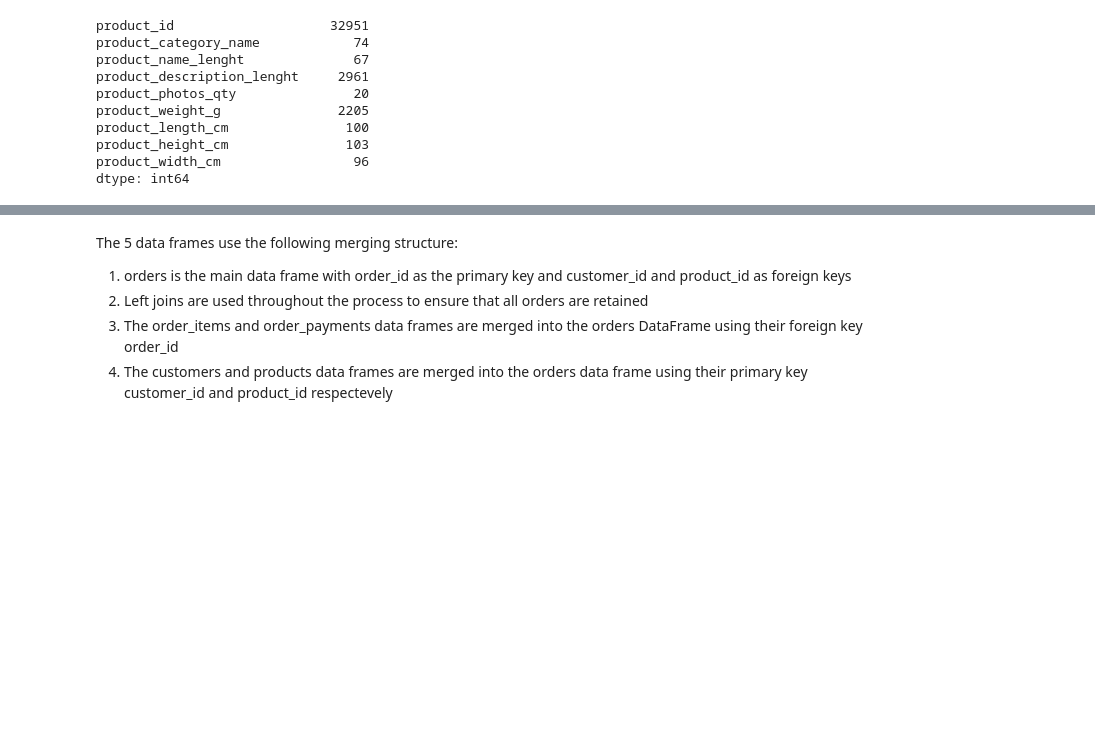
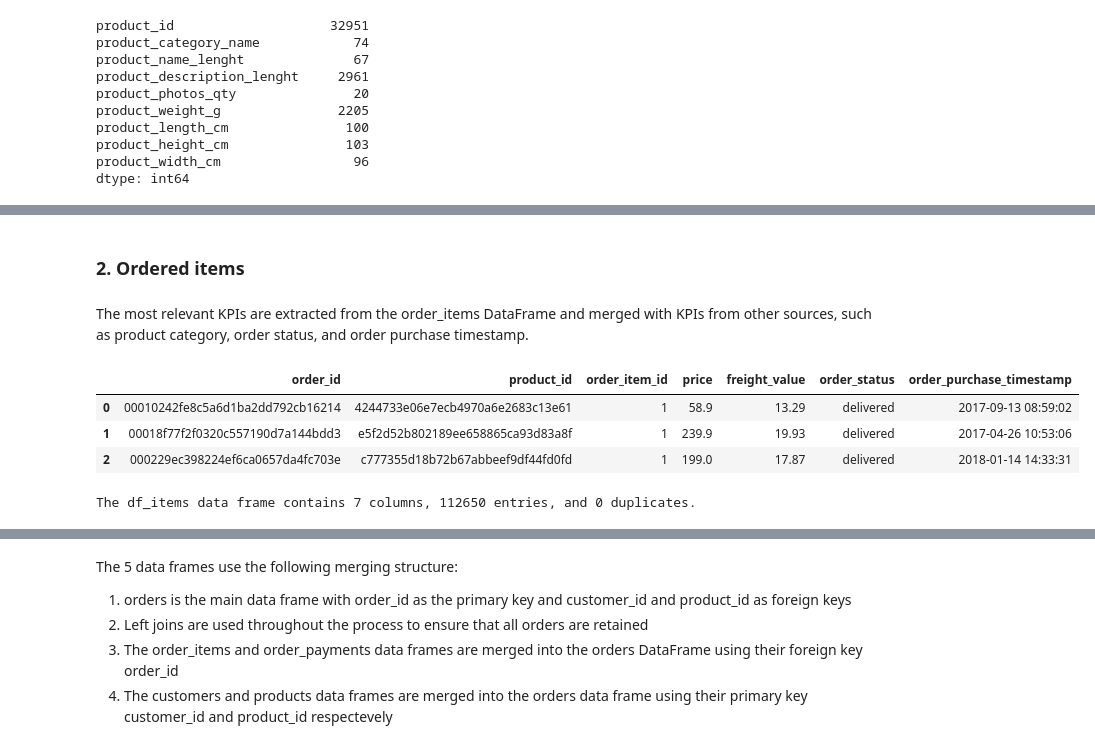
Before and after one commit to alfalfal/business_performance_analysis, a Jupyter notebook: EDA-and-modeling.ipynb, the cells around one changed output, grey strips where cells are left out. Cells and saved outputs as stored; diff of their text form; code cells hidden in the pictures; blank space fills up the shorter version.

```diff
--- a/EDA-and-modeling.ipynb
+++ b/EDA-and-modeling.ipynb
@@ -433,0 +509,41 @@ dtype: int64
+# %% [markdown]
+### 2. Ordered items
+# %% [markdown]
+The most relevant KPIs are extracted from the order_items DataFrame and merged with KPIs from other sources, such as product category, order status, and order purchase timestamp.
+# %%
+# DEFINE A FRAME WITH THE RELEVENAT COLUMNS FROM THE ORDER_ITEMS DATA FRAME
+
+orders_items_left = order_items[['order_id', 'product_id', 'order_item_id', 'price', 'freight_value']]
+
+# DEFINE A FRAME WITH THE RELEVENAT COLUMNS FROM THE PRODUCTS DATA FRAME
+
+product_categories = products[['product_id', 'product_category_name']]
+
+# DEFINE A FRAME WITH THE RELEVENAT COLUMNS FROM THE ORDERS DATA FRAME
+
+orders_status = orders[['order_id', 'order_status', 'order_purchase_timestamp']]
+# %%
+# LIST THE DATA FRAMES AND JOIN KEYS USE TO MERGE WITH THE ORDERS_ITEMS_LEFT
+
+items_mergin_parameters = [(product_categories, 'product_id'), (orders_status, 'order_id')]
+
+# RUN A LOOP TO MERGE ALL DATA FRAMES
+
+for item_frame, item_join_key in items_mergin_parameters:
+    orders_items_left
+    df_items = pd.merge(left= orders_items_left, right= item_frame, how= 'left', on= item_join_key)
+
+# DISPLAY THE TOP 3 ROWS OF THE NEWLY MERGED DATA FRAME
+
+df_items.head(3)
+# %% [output]
+|  | order_id | product_id | order_item_id | price | freight_value | order_status | order_purchase_timestamp |
+| 0 | 00010242fe8c5a6d1ba2dd792cb16214 | 4244733e06e7ecb4970a6e2683c13e61 | 1 | 58.9 | 13.29 | delivered | 2017-09-13 08:59:02 |
+| 1 | 00018f77f2f0320c557190d7a144bdd3 | e5f2d52b802189ee658865ca93d83a8f | 1 | 239.9 | 19.93 | delivered | 2017-04-26 10:53:06 |
+| 2 | 000229ec398224ef6ca0657da4fc703e | c777355d18b72b67abbeef9df44fd0fd | 1 | 199.0 | 17.87 | delivered | 2018-01-14 14:33:31 |
+# %%
+# PROVIDE INFORMATION ABOUT THE NUMBER OF COLUMNS AND ROWS IN THE DATA FRAME
+
+print(f'The df_items data frame contains {df_items.shape[1]} columns, {df_items.shape[0]} entries, and {df_items.duplicated().sum()} duplicates.')
+# %% [output]
+The df_items data frame contains 7 columns, 112650 entries, and 0 duplicates.
```
Also changed, not shown: parts of 12 cells of this notebook.
